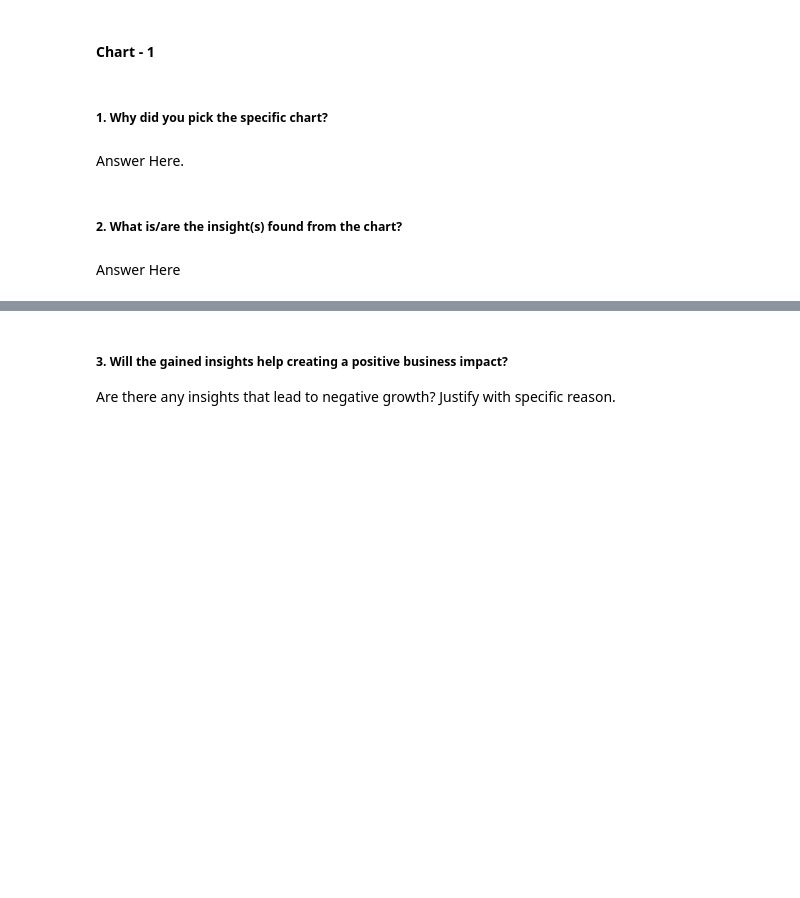
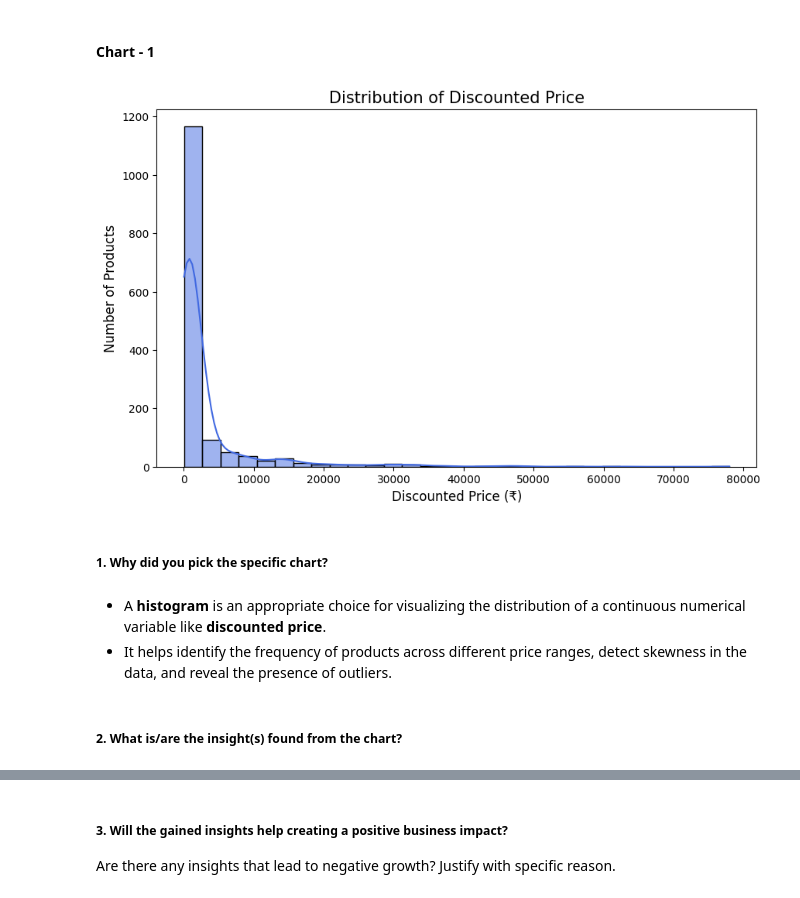
Before and after one commit to Sneha8126/ML---Unsupervised-Learning-Project, a Jupyter notebook: Sneha_copy_of_Sample_ML_Submission_Clustering_Template.ipynb, the cells around one changed output, grey strips where cells are left out. Saved outputs shown, nothing was run; the diff lists cells and outputs as text; code cells hidden in the pictures; blank space fills up the shorter version.

Commit message:
Added Chart-1

```diff
--- a/Sneha_copy_of_Sample_ML_Submission_Clustering_Template.ipynb
+++ b/Sneha_copy_of_Sample_ML_Submission_Clustering_Template.ipynb
@@ -346,8 +344,20 @@ memory usage: 183.3+ KB
+# %%
+# Chart - 1 visualization code
+
+plt.figure(figsize=(10,6))
+sns.histplot(df['discounted_price'], bins=30, kde=True, color='royalblue')
+
+plt.title('Distribution of Discounted Price', fontsize=15)
+plt.xlabel('Discounted Price (₹)', fontsize=12)
+plt.ylabel('Number of Products', fontsize=12)
+
+plt.show()
+# %% [output]
+[figure, added]
 # %% [markdown]
 ##### 1. Why did you pick the specific chart?
-# %% [markdown]
-Answer Here.
+# %% [markdown]
+* A **histogram** is an appropriate choice for visualizing the distribution of a continuous numerical variable like **discounted price**.
+* It helps identify the frequency of products across different price ranges, detect skewness in the data, and reveal the presence of outliers.
 # %% [markdown]
 ##### 2. What is/are the insight(s) found from the chart?
-# %% [markdown]
-Answer Here
```
Also changed, not shown: parts of 4 cells of this notebook.
